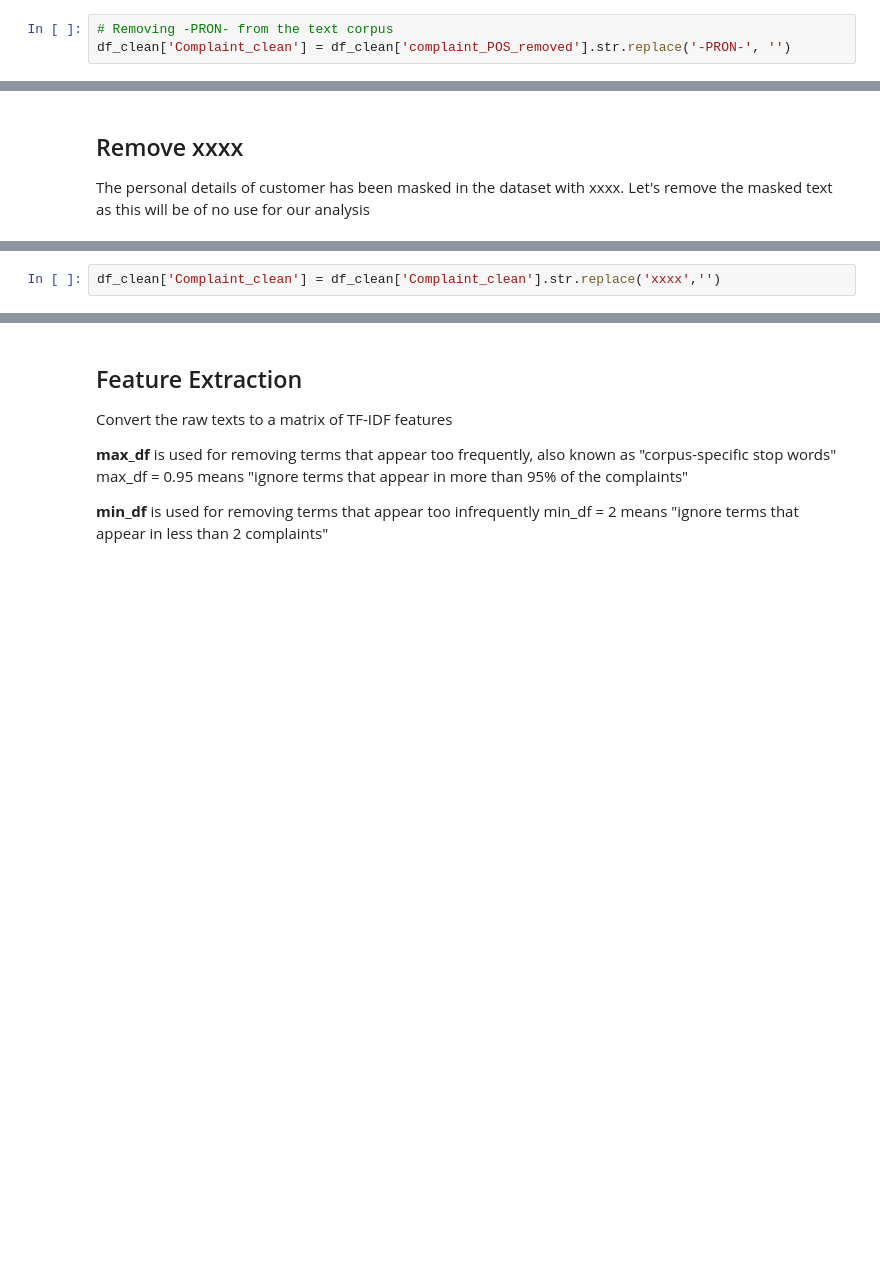
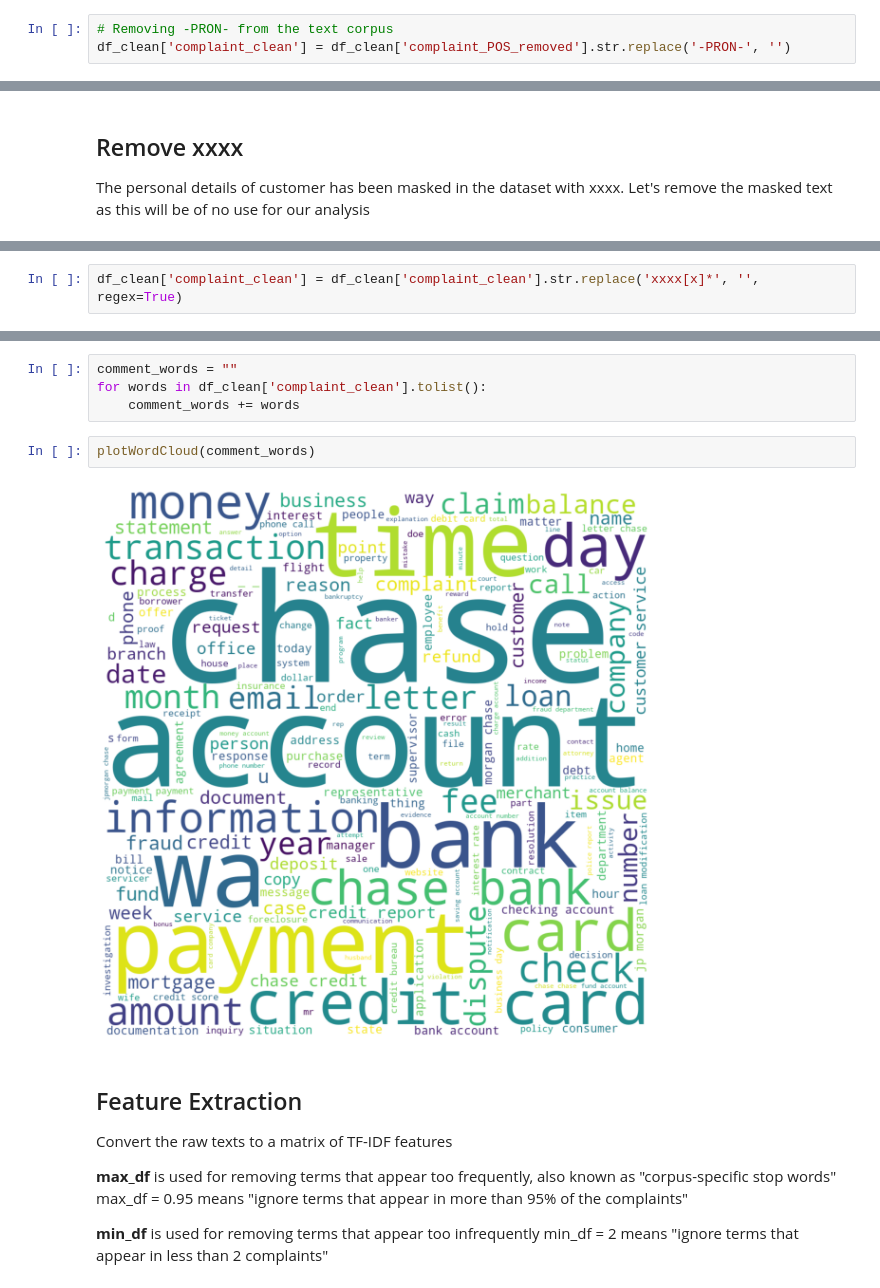
Before and after one commit to sreedevigattu/ticketclass, a Jupyter notebook: Automatic_Ticket_Classification_Assignment.ipynb, the cells around one changed output, grey strips where cells are left out. Drawn from its saved outputs; the diff is of its cells as text; blank space fills up the shorter version.

```diff
--- a/Automatic_Ticket_Classification_Assignment.ipynb
+++ b/Automatic_Ticket_Classification_Assignment.ipynb
@@ -446,3 +478,3 @@ plt.show()
 # %%
 # Removing -PRON- from the text corpus
-df_clean['Complaint_clean'] = df_clean['complaint_POS_removed'].str.replace('-PRON-', '')
+df_clean['complaint_clean'] = df_clean['complaint_POS_removed'].str.replace('-PRON-', '')
@@ -466,2 +521,2 @@ The personal details of customer has been masked in the dataset with xxxx. Let's
 # %%
-df_clean['Complaint_clean'] = df_clean['Complaint_clean'].str.replace('xxxx','')
+df_clean['complaint_clean'] = df_clean['complaint_clean'].str.replace('xxxx[x]*', '', regex=True)
@@ -471,3 +542,11 @@ df_clean
+# %%
+comment_words = ""
+for words in df_clean['complaint_clean'].tolist():
+    comment_words += words
+# %%
+plotWordCloud(comment_words)
+# %% [output]
+[figure, added]
 # %% [markdown]
 ## Feature Extraction
 Convert the raw texts to a matrix of TF-IDF features
```
Also changed, not shown: parts of 14 cells of this notebook.
